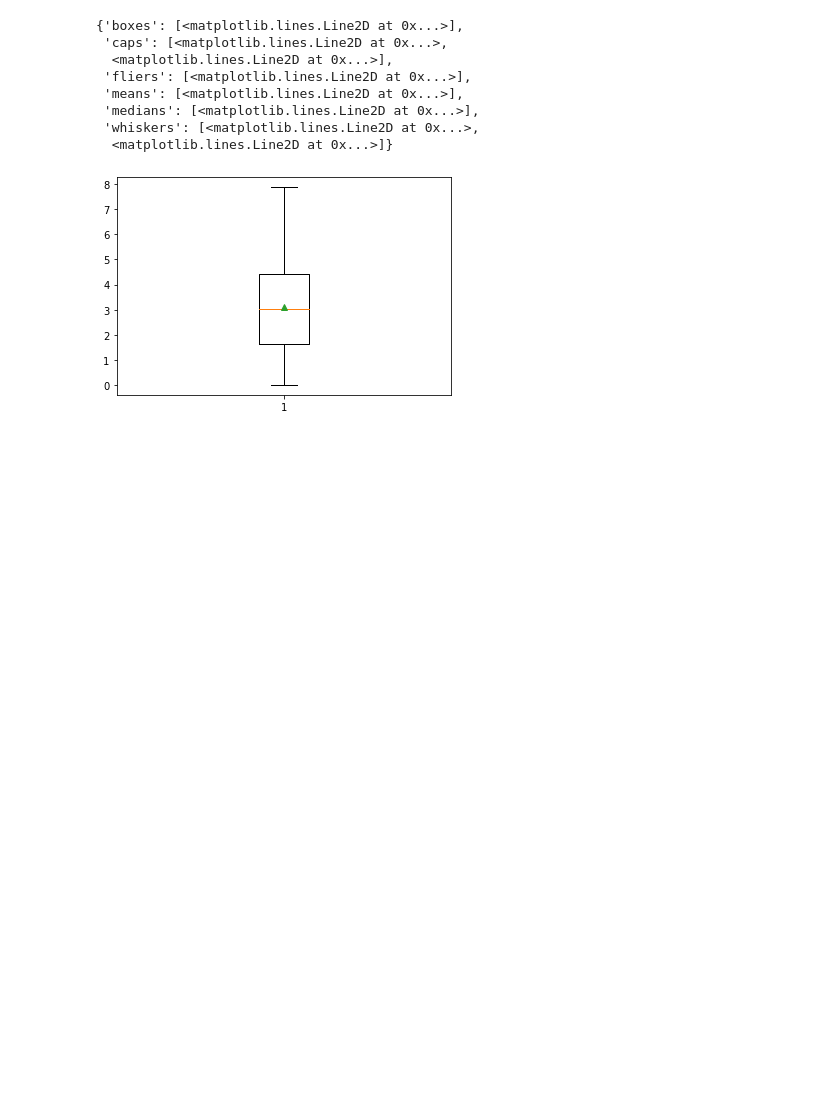
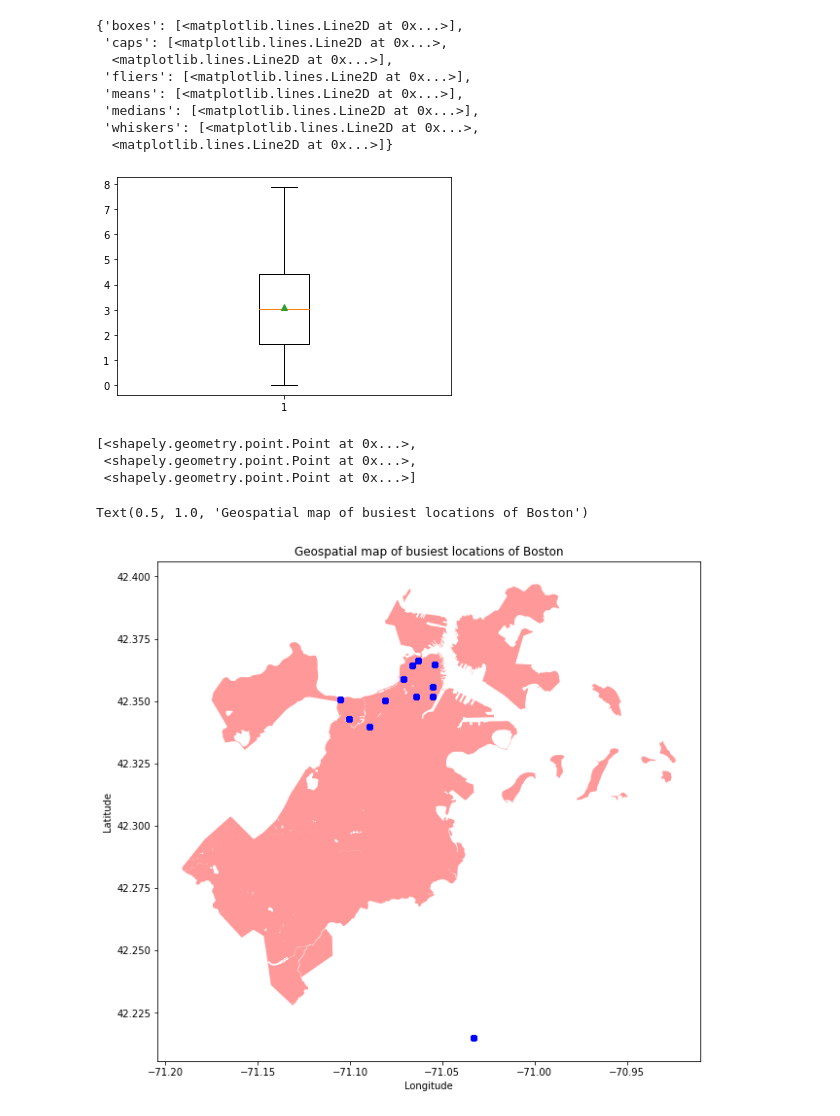
Before and after one commit to Rahul-Khairnar/Uber-Lyft-Fare-Prediction, a Jupyter notebook: My_Data_Visualizations.ipynb, the cells around one changed output. Saved outputs shown, nothing was run; the diff lists cells and outputs as text; code cells hidden in the pictures; blank space fills up the shorter version.

```diff
--- a/My_Data_Visualizations.ipynb
+++ b/My_Data_Visualizations.ipynb
@@ -196,3 +231,24 @@ plt.boxplot(length_trips.toPandas()["_1"],showmeans=True,showcaps=True)
  'whiskers': [<matplotlib.lines.Line2D at 0x...>,
   <matplotlib.lines.Line2D at 0x...>]}
 [figure]
+# %%
+cab_pandas = cab_df.toPandas()
+geometry = [Point(xy) for xy in zip(cab_pandas["longitude"],cab_pandas["latitude"])]
+geometry[:3]
+# %% [output]
+[<shapely.geometry.point.Point at 0x...>,
+ <shapely.geometry.point.Point at 0x...>,
+ <shapely.geometry.point.Point at 0x...>]
+# %%
+crs = {'init':'epsg:4326'}
+cab_geo = gpd.GeoDataFrame(cab_pandas,crs = crs,geometry=geometry)
+# %%
+fig,ax = plt.subplots(figsize=(10,10))
+shape_df.plot(ax=ax,alpha=0.4,color = "red")
+cab_geo.plot(ax=ax,alpha=0.4,color="blue")
+plt.xlabel("Longitude")
+plt.ylabel("Latitude")
+plt.title("Geospatial map of busiest locations of Boston")
+# %% [output]
+Text(0.5, 1.0, 'Geospatial map of busiest locations of Boston')
+[figure, added]
```
Also changed, not shown: parts of 15 cells of this notebook.
